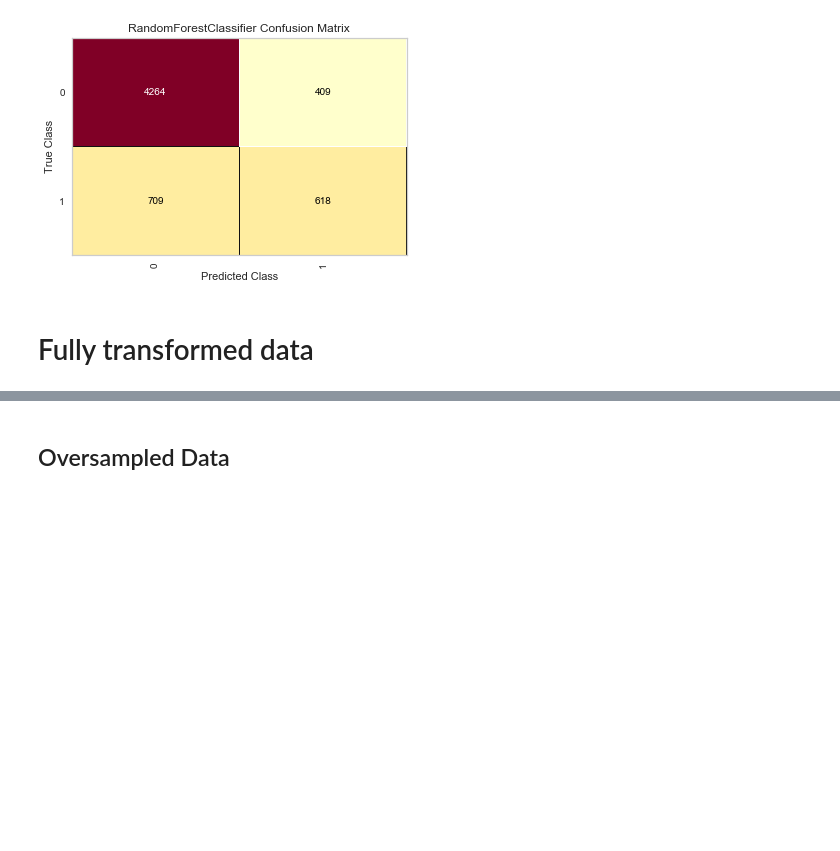
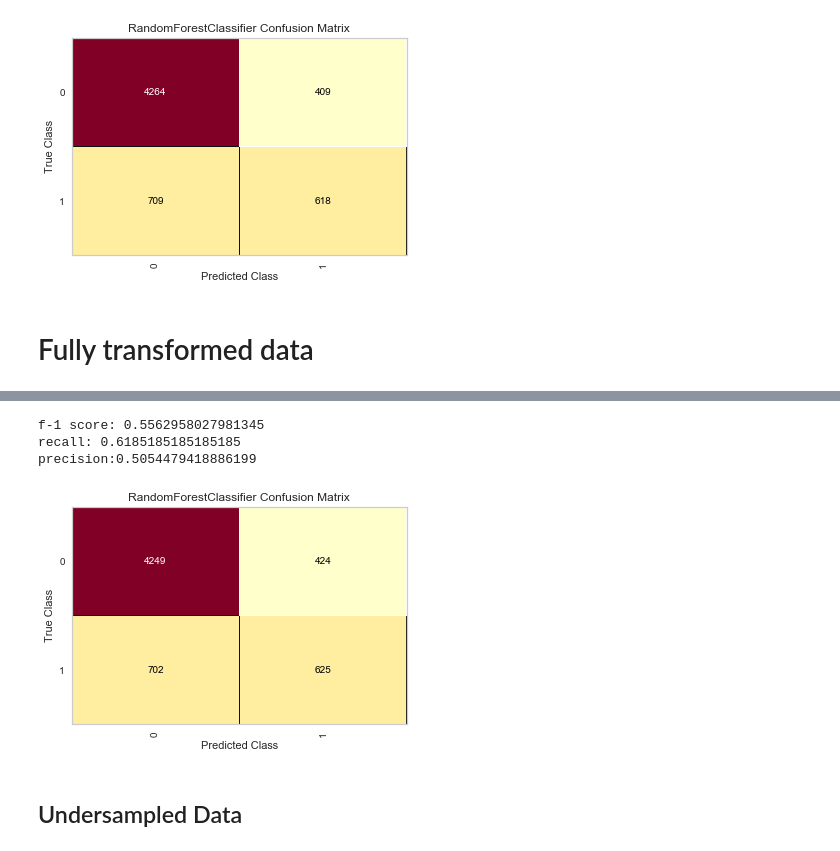
Before and after one commit to nt-ds/default-of-credit-card-clients, a Jupyter notebook: notebooks/2.0-models.ipynb, the cells around one changed output, grey strips where cells are left out. Saved outputs shown, nothing was run; the diff lists cells and outputs as text; code cells hidden in the pictures; blank space fills up the shorter version.

```diff
--- a/notebooks/2.0-models.ipynb
+++ b/notebooks/2.0-models.ipynb
@@ -421,3 +437,12 @@ precision:0.5992179863147605
 [figure]
 # %% [markdown]
 # Fully transformed data
+# %%
+cd.change_to_data_dir()
+ccd_tr = pd.read_csv("processed/transformed_credit_card_default.csv")
+cd.change_to_notebook_dir()
+# %%
+X_tr = ccd_tr.drop('DEFAULT', axis=1)
+y_tr = ccd_tr.DEFAULT
+X_tr_train, X_tr_test, y_tr_train, y_tr_test = train_test_split(
+    X_tr, y_tr, test_size=0.2)
@@ -423,0 +451,12 @@ precision:0.5992179863147605
+# %%
+ccd_tr_rf_clf = RandomForestClassifier(n_estimators=100)
+
+ccd_tr_rf_gs_params = {
+    'class_weight':['balanced', {0:1, 1:100}, {0:1, 1:50}, {0:1, 1:75}],
+    'min_samples_leaf':[15, 20, 25],
+    'min_samples_split':[40, 50, 70]
+}
+
+ccd_tr_rf_gs = GridSearchCV(ccd_tr_rf_clf, ccd_tr_rf_gs_params, cv=3, scoring='f1', n_jobs=-1)
+# %%
+ccd_tr_rf_gs.fit(X_tr_train, y_tr_train);
@@ -424,2 +481,14 @@ precision:0.5992179863147605
+# %%
+ccd_tr_rf_preds = ccd_tr_rf_gs.predict(X_tr_test)
+all_scores(y_tr_test, ccd_tr_rf_preds)
+# %% [output]
+f-1 score: 0.5562958027981345
+recall: 0.6185185185185185
+precision:0.5054479418886199
+# %%
+best_tr_rf_model = ccd_tr_rf_gs.best_estimator_
+plot_confusion_matrix(best_tr_rf_model, X_sm, X_test_sm, y_sm, y_test_sm)
+# %% [output]
+[figure, added]
 # %% [markdown]
-## Oversampled Data
+## Undersampled Data
```
Also changed, not shown: parts of 10 cells of this notebook.
